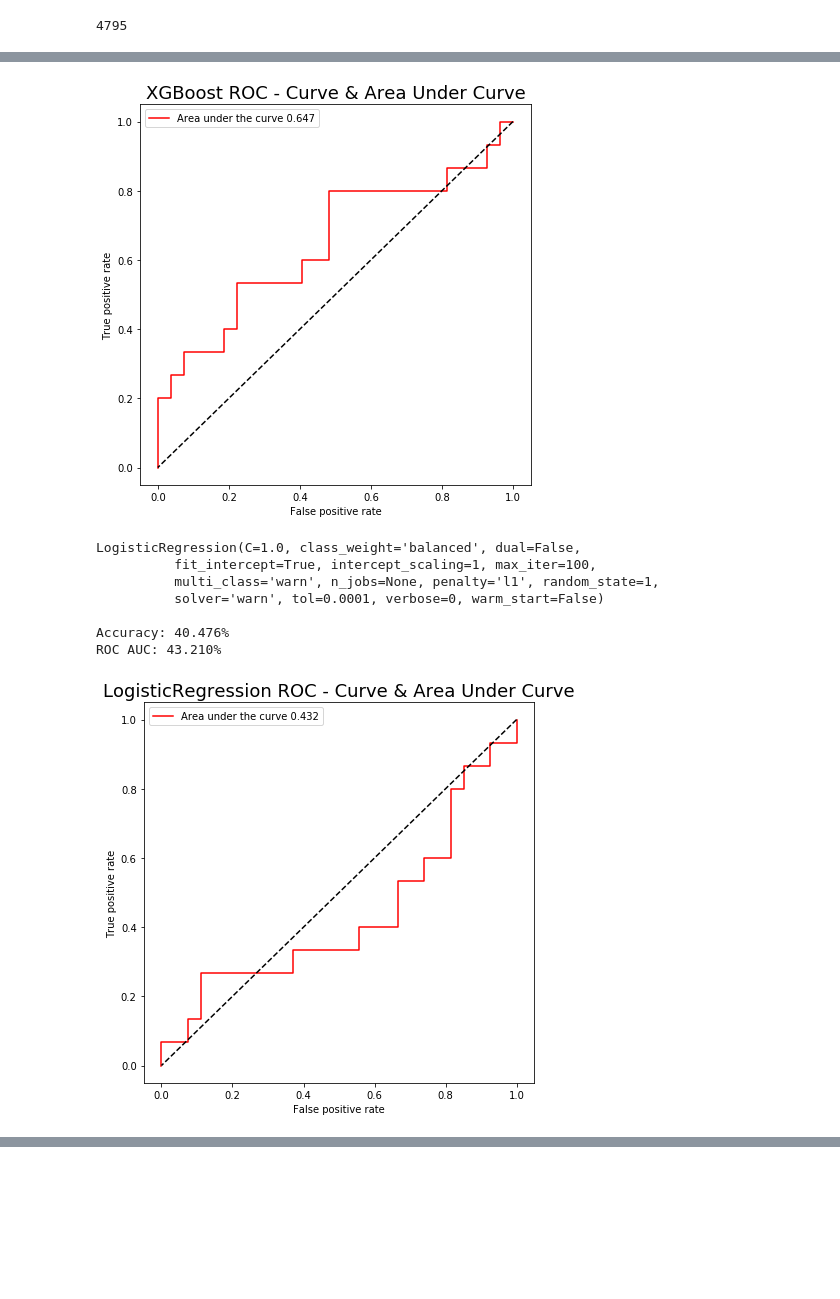
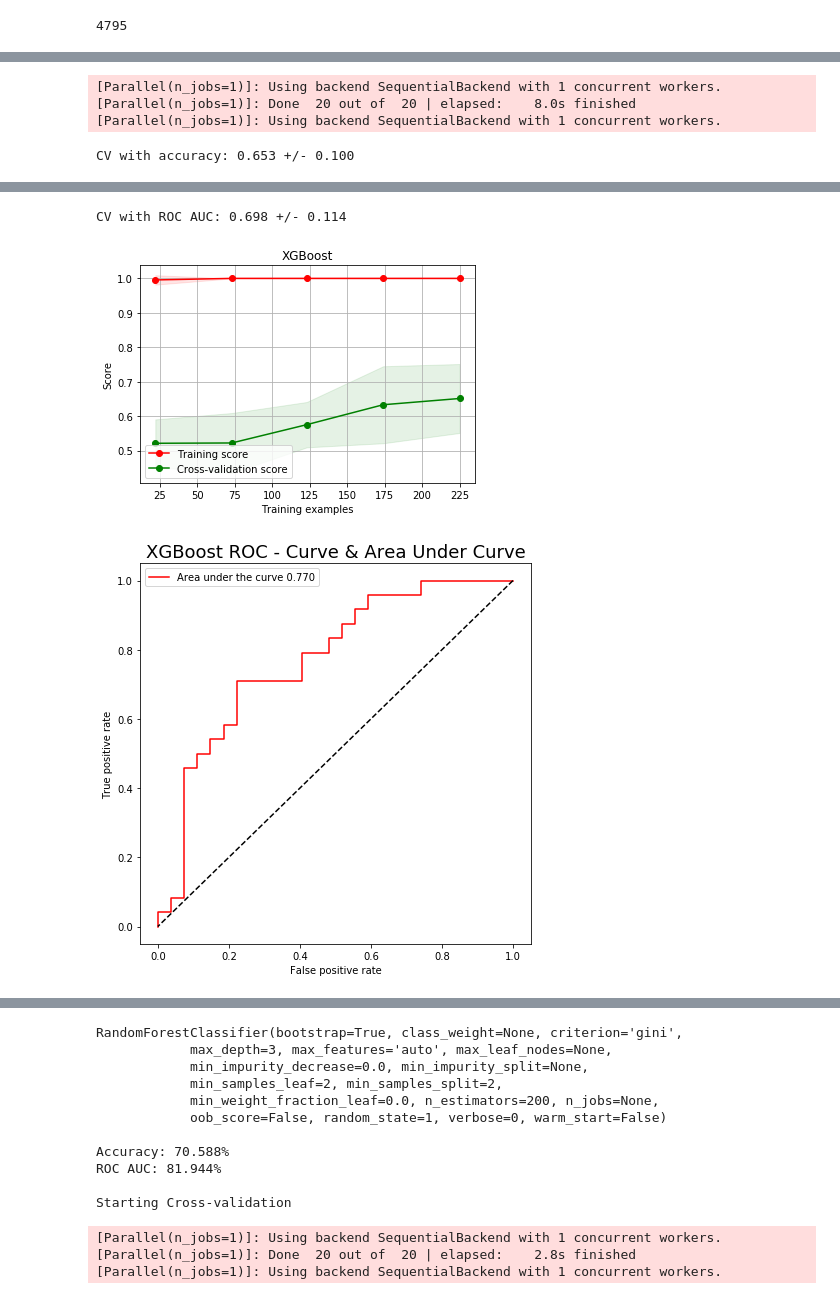
Before and after one commit to ShevchenkoRostyslav/Influencers-in-Social-Networks, a Jupyter notebook: ModelDevelopment.ipynb, the cells around one changed output, grey strips where cells are left out. Drawn from its saved outputs; the diff is of its cells as text; code cells hidden in the pictures; blank space fills up the shorter version.

```diff
--- a/ModelDevelopment.ipynb
+++ b/ModelDevelopment.ipynb
@@ -362,0 +441,11 @@ Size of community nL: 1214
+# %%
+# function to check for data imbalance
+def plot_data_balance(df,title):
+#    plt.figure(figsize=(12,6))
+    plt.pie(df["Choice"].value_counts().values,labels=["0","1"])
+    plt.title(title)
+
+plt.figure(figsize=(18,18))
+for i,s in enumerate(['L','M','S','XS','nL'],start=1):
+    plt.subplot(1,5,i)
+    plot_data_balance(network_train_comm_df[s],'Community ' + s)
@@ -362,0 +456,4 @@ Size of community nL: 1214
+# %%
+to_drop = [user + '_' + s + '_community' for user in ['A','B'] for s in ['L','M','S','XS']]
+to_drop += ['A_community','B_community','A_unique_id','B_unique_id']
+print(to_drop)
@@ -363,7 +462,8 @@ Size of community nL: 1214
 # %%
-x_train, x_test, y_train, y_test = train_test_split(network_train_comm_x['L'], network_train_comm_y['L'], test_size=0.2, random_state=1)
+# Check the largest communities
+x_train, x_test, y_train, y_test = train_test_split(network_train_comm_x['L'].drop(columns=to_drop), network_train_comm_y['L'], test_size=0.2, random_state=1)
 for model in MLmodels:
-    model_res[model.name] = advanced_evaluate_model(model.model,model.name,x_train,y_train,x_test,y_test,False)
+    model_res[model.name] = advanced_evaluate_model(model.model,model.name,x_train,y_train,x_test,y_test,True)
 # %% [output]
 XGBClassifier(base_score=0.5, booster='gbtree', colsample_bylevel=1,
        colsample_bytree=1, gamma=0, learning_rate=0.01, max_delta_step=0,
@@ -412,0 +504,5 @@ network_train_comm_red_x.shape
+# %%
+# Check !large
+x_train, x_test, y_train, y_test = train_test_split(network_train_comm_x['XS'].drop(columns=to_drop), network_train_comm_y['XS'], test_size=0.2, random_state=1)
+for model in MLmodels:
+    model_res[model.name] = advanced_evaluate_model(model.model,model.name,x_train,y_train,x_test,y_test,True)
@@ -413,18 +545,17 @@ network_train_comm_red_x.shape
 # %%
+# Trying to overfit
 models = [
-    XGBClassifier(random_state=1,n_estimators=1000,learning_rate=0.01,max_depth=3),
-    LogisticRegression(penalty='l1',class_weight='balanced', random_state=1),
-    RandomForestClassifier(n_estimators=100,random_state=1,max_depth=3,min_samples_leaf=10),
+    XGBClassifier(random_state=1,n_estimators=1000,learning_rate=0.02,max_depth=10,),
+    RandomForestClassifier(n_estimators=200,random_state=1,max_depth=3,min_samples_leaf=2),
 ]
 
 MLmodels = [
     MLmodel(models[0],'XGBoost','importance'),
-    MLmodel(models[1],'LogisticRegression','coef'),
-    MLmodel(models[2],'RandomForest','importance')
+    MLmodel(models[1],'RandomForest','importance')
 ]
 
-x_train, x_test, y_train, y_test = train_test_split(network_train_comm_red_x, network_train_comm_y['M'], test_size=0.2, random_state=1)
+x_train, x_test, y_train, y_test = train_test_split(network_train_comm_x['XS'].drop(columns=to_drop), network_train_comm_y['XS'], test_size=0.2, random_state=1)
 for model in MLmodels:
-    model_res[model.name] = advanced_evaluate_model(model.model,model.name,x_train,y_train,x_test,y_test,False)
+    model_res[model.name] = advanced_evaluate_model(model.model,model.name,x_train,y_train,x_test,y_test,True)
 # %% [output]
 XGBClassifier(base_score=0.5, booster='gbtree', colsample_bylevel=1,
@@ -438,0 +572,4 @@ ROC AUC: 64.691%
+[Parallel(n_jobs=1)]: Using backend SequentialBackend with 1 concurrent workers.
+[Parallel(n_jobs=1)]: Done  20 out of  20 | elapsed:    8.0s finished
+[Parallel(n_jobs=1)]: Using backend SequentialBackend with 1 concurrent workers.
+CV with accuracy: 0.653 +/- 0.100
@@ -439,9 +577,3 @@ ROC AUC: 64.691%
+CV with ROC AUC: 0.698 +/- 0.114
-[figure, old version]
+[figure, new version]
-LogisticRegression(C=1.0, class_weight='balanced', dual=False,
-          fit_intercept=True, intercept_scaling=1, max_iter=100,
-          multi_class='warn', n_jobs=None, penalty='l1', random_state=1,
-          solver='warn', tol=0.0001, verbose=0, warm_start=False)
-
-Accuracy: 40.476%
-ROC AUC: 43.210%
-[figure, old version]
+[figure, new version]
@@ -456,0 +580,14 @@ ROC AUC: 63.951%
+RandomForestClassifier(bootstrap=True, class_weight=None, criterion='gini',
+            max_depth=3, max_features='auto', max_leaf_nodes=None,
+            min_impurity_decrease=0.0, min_impurity_split=None,
+            min_samples_leaf=2, min_samples_split=2,
+            min_weight_fraction_leaf=0.0, n_estimators=200, n_jobs=None,
+            oob_score=False, random_state=1, verbose=0, warm_start=False)
+
+Accuracy: 70.588%
+ROC AUC: 81.944%
+
+Starting Cross-validation
+[Parallel(n_jobs=1)]: Using backend SequentialBackend with 1 concurrent workers.
+[Parallel(n_jobs=1)]: Done  20 out of  20 | elapsed:    2.8s finished
+[Parallel(n_jobs=1)]: Using backend SequentialBackend with 1 concurrent workers.
```
Also changed, not shown: parts of 24 cells of this notebook, 15 other files.
